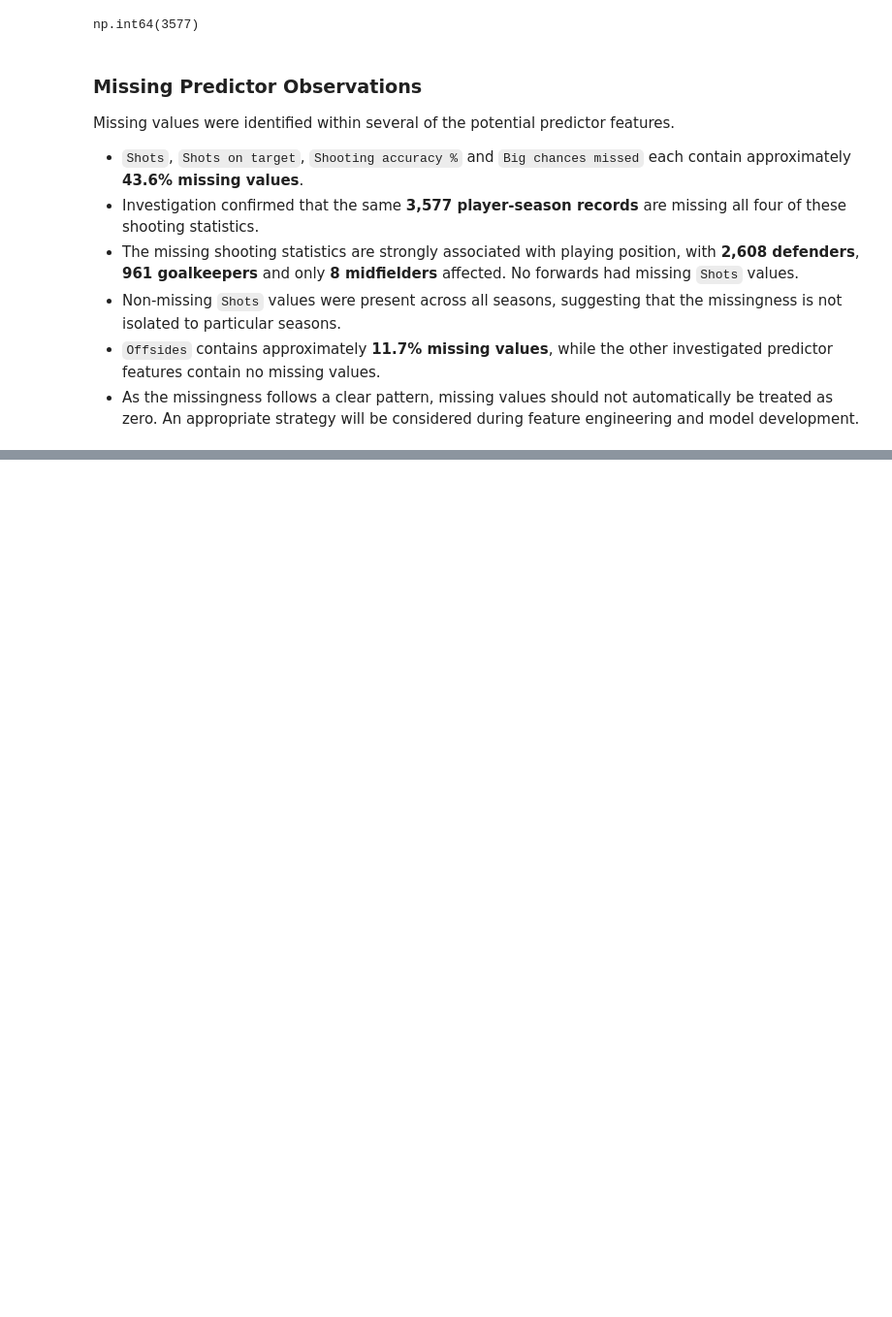
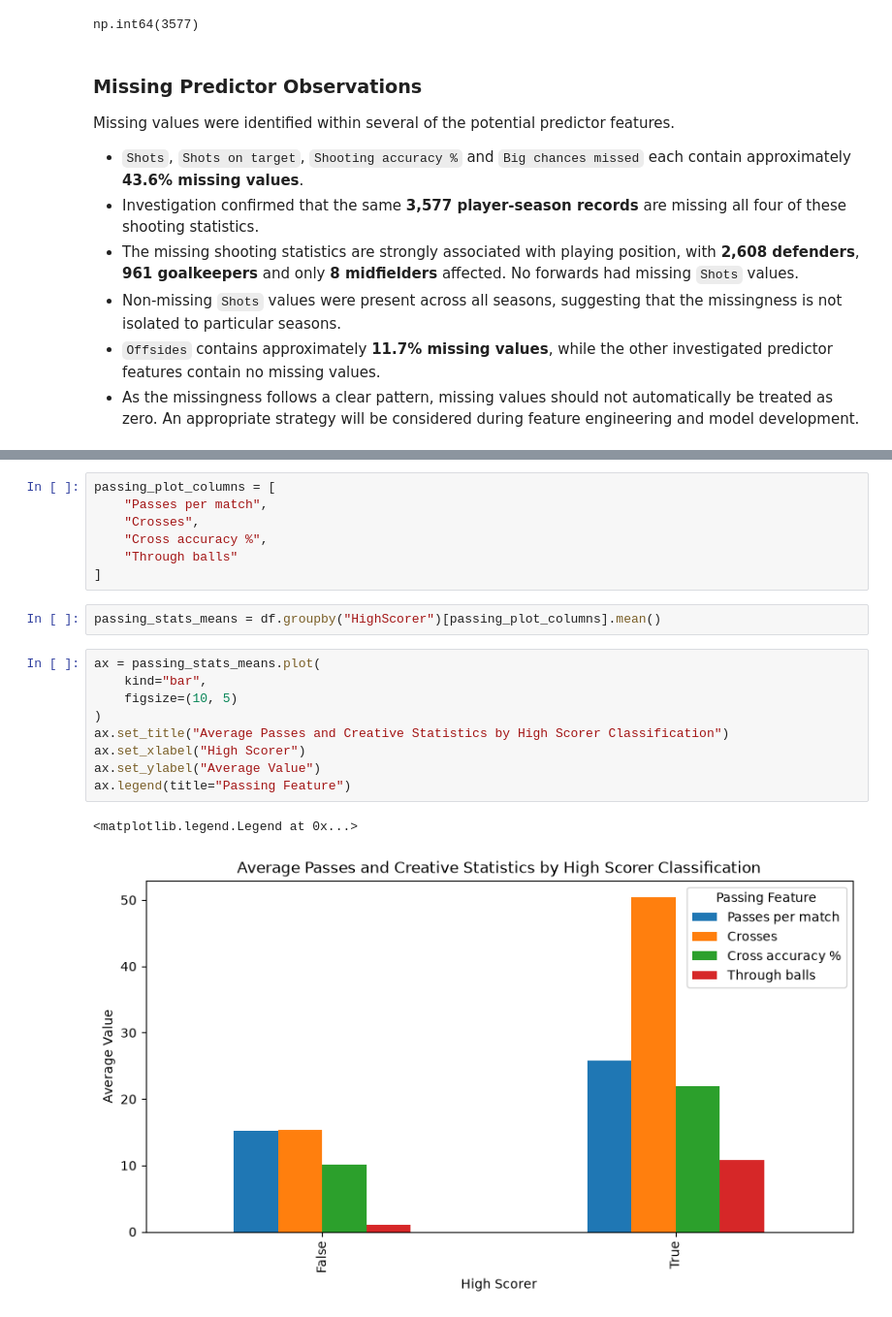
Before and after one commit to garethrogers28/premier-league-predictor, a Jupyter notebook: jupyter_notebooks/03_Exploratory_Data_Analysis.ipynb, the cells around one changed output, grey strips where cells are left out. Shown at 97% size. Saved outputs shown, nothing was run; the diff lists cells and outputs as text; blank space fills up the shorter version.

Commit message:
Analyse passing and creative features

```diff
--- a/jupyter_notebooks/03_Exploratory_Data_Analysis.ipynb
+++ b/jupyter_notebooks/03_Exploratory_Data_Analysis.ipynb
@@ -674,0 +697,21 @@ Missing values were identified within several of the potential predictor feature
+# %%
+passing_plot_columns = [
+    "Passes per match",
+    "Crosses",
+    "Cross accuracy %",
+    "Through balls"
+]
+# %%
+passing_stats_means = df.groupby("HighScorer")[passing_plot_columns].mean()
+# %%
+ax = passing_stats_means.plot(
+    kind="bar",
+    figsize=(10, 5)
+)
+ax.set_title("Average Passes and Creative Statistics by High Scorer Classification")
+ax.set_xlabel("High Scorer")
+ax.set_ylabel("Average Value")
+ax.legend(title="Passing Feature")
+# %% [output]
+<matplotlib.legend.Legend at 0x...>
+[figure, added]
```
Also changed, not shown: parts of 5 cells of this notebook.
